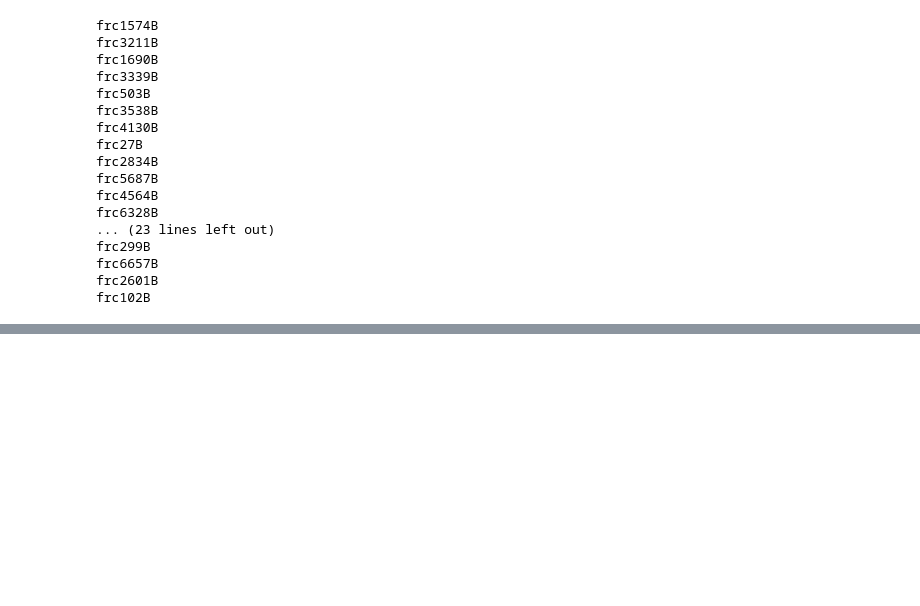
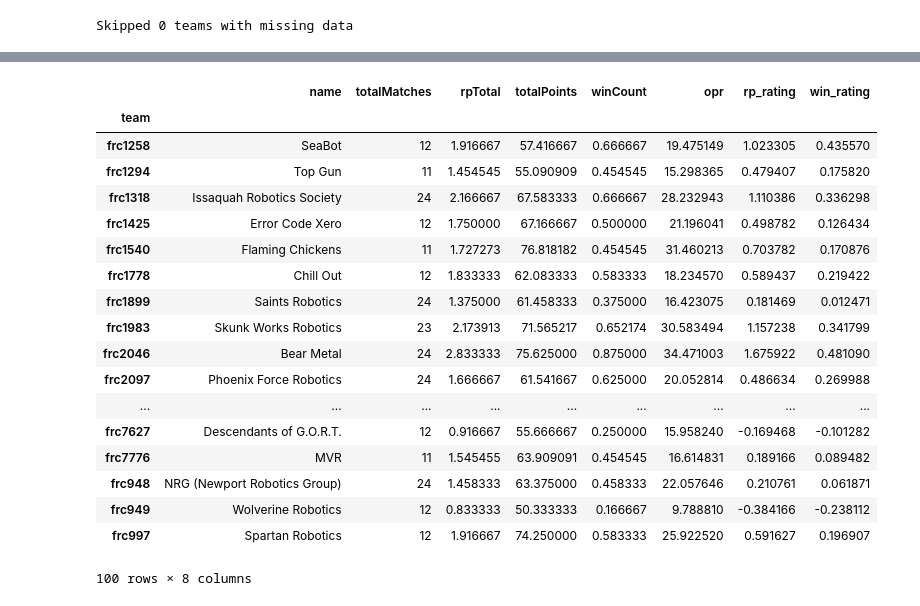
Before and after one commit to simra/FRCModeling, a Jupyter notebook: 2019/OPR.ipynb, the cells around one changed output, grey strips where cells are left out. Cells and saved outputs as stored; diff of their text form; code cells hidden in the pictures; blank space fills up the shorter version.

```diff
--- a/2019/OPR.ipynb
+++ b/2019/OPR.ipynb
@@ -50,14 +88,11 @@ import numpy as np
 vectorizer = CountVectorizer(max_features=15000, min_df=1, max_df=1.0, stop_words=None)
 
 X = vectorizer.fit_transform(alliances)
+y = np.column_stack([scores, rp, wins])
+
+# we'll ignore for now
 X_finals = vectorizer.transform(alliances_finals)
-# shuffle the data first
-#train = train.sample(frac=1.0)
-
-# produce the training features and labels.
-#X = ct.fit_transform(train)
-y = np.column_stack([scores, rp])
 y_finals = scores_finals
 
 #X[1,:].todense()
-np.shape(y)
+#np.shape(y)
@@ -90,6 +112,7 @@ def addMatch(team, m):
     if team not in teamAggregates:
         # initialize an empty record for the team.
         teamAggregates[team]= {
+            'name': teamlookup[team] if team in teamlookup else 'unknown',
             'totalMatches':0,
             'rpTotal': 0,
             'totalPoints': 0,
@@ -120,35 +143,23 @@ for m in qualifiers:
         addMatch(t,m)
 
 # normalize the aggregates
+skipped = 0
 for t in teamAggregates:
     for k in teamAggregates[t]:
-        if k=='totalMatches':
+        if k=='totalMatches' or k=='name':
             continue
         teamAggregates[t][k]/=teamAggregates[t]['totalMatches']
-    if t in opr_lookup:
-        teamAggregates[t]['opr']=opr_lookup[t][0]
-        teamAggregates[t]['opr_rp']=opr_lookup[t][1]
+    ratings = ['opr', 'rp_rating', 'win_rating']
+    if t in rating_lookup:
+        for i,r in enumerate(ratings):
+            teamAggregates[t][r]=rating_lookup[t][i]
     else:
-        print(t)
+        skipped+=1
+
+print('Skipped {} teams with missing data'.format(skipped))
 
 with open('teamStats_tmp_2019.pkl','wb') as f:
     pickle.dump(teamAggregates,f)
 # %% [output]
-frc1574B
-frc3211B
-frc1690B
-frc3339B
-frc503B
-frc3538B
-frc4130B
-frc27B
-frc2834B
-frc5687B
-frc4564B
-frc6328B
-... (23 lines left out)
-frc299B
-frc6657B
-frc2601B
-frc102B
+Skipped 0 teams with missing data
 # %%
@@ -161,0 +174,5 @@ with open('stats_tmp.tsv','w',encoding='utf-8') as outStats:
+# %%
+from pandas import DataFrame
+
+df = DataFrame.from_dict(dict(filter(lambda x: 'opr' in x[1],teamAggregates.items())), orient='index')
+df.index.name = 'team'
@@ -161,0 +226,6 @@ with open('stats_tmp.tsv','w',encoding='utf-8') as outStats:
+# %%
+import numpy as np
+import pandas as pd
+init_datatable_mode()  # initialize [DataTables]
+df
+# %% [output]
@@ -161,0 +233,19 @@ with open('stats_tmp.tsv','w',encoding='utf-8') as outStats:
+|  | name | totalMatches | rpTotal | totalPoints | winCount | opr | rp_rating | win_rating |
+| team |  |  |  |  |  |  |  |  |
+| frc1258 | SeaBot | 12 | 1.916667 | 57.416667 | 0.666667 | 19.475149 | 1.023305 | 0.435570 |
+| frc1294 | Top Gun | 11 | 1.454545 | 55.090909 | 0.454545 | 15.298365 | 0.479407 | 0.175820 |
+| frc1318 | Issaquah Robotics Society | 24 | 2.166667 | 67.583333 | 0.666667 | 28.232943 | 1.110386 | 0.336298 |
+| frc1425 | Error Code Xero | 12 | 1.750000 | 67.166667 | 0.500000 | 21.196041 | 0.498782 | 0.126434 |
+| frc1540 | Flaming Chickens | 11 | 1.727273 | 76.818182 | 0.454545 | 31.460213 | 0.703782 | 0.170876 |
+| frc1778 | Chill Out | 12 | 1.833333 | 62.083333 | 0.583333 | 18.234570 | 0.589437 | 0.219422 |
+| frc1899 | Saints Robotics | 24 | 1.375000 | 61.458333 | 0.375000 | 16.423075 | 0.181469 | 0.012471 |
+| frc1983 | Skunk Works Robotics | 23 | 2.173913 | 71.565217 | 0.652174 | 30.583494 | 1.157238 | 0.341799 |
+| frc2046 | Bear Metal | 24 | 2.833333 | 75.625000 | 0.875000 | 34.471003 | 1.675922 | 0.481090 |
+| frc2097 | Phoenix Force Robotics | 24 | 1.666667 | 61.541667 | 0.625000 | 20.052814 | 0.486634 | 0.269988 |
+| ... | ... | ... | ... | ... | ... | ... | ... | ... |
+| frc7627 | Descendants of G.O.R.T. | 12 | 0.916667 | 55.666667 | 0.250000 | 15.958240 | -0.169468 | -0.101282 |
+| frc7776 | MVR | 11 | 1.545455 | 63.909091 | 0.454545 | 16.614831 | 0.189166 | 0.089482 |
+| frc948 | NRG (Newport Robotics Group) | 24 | 1.458333 | 63.375000 | 0.458333 | 22.057646 | 0.210761 | 0.061871 |
+| frc949 | Wolverine Robotics | 12 | 0.833333 | 50.333333 | 0.166667 | 9.788810 | -0.384166 | -0.238112 |
+| frc997 | Spartan Robotics | 12 | 1.916667 | 74.250000 | 0.583333 | 25.922520 | 0.591627 | 0.196907 |
+100 rows × 8 columns
```
Also changed, not shown: parts of 13 cells of this notebook, 4 other files.
